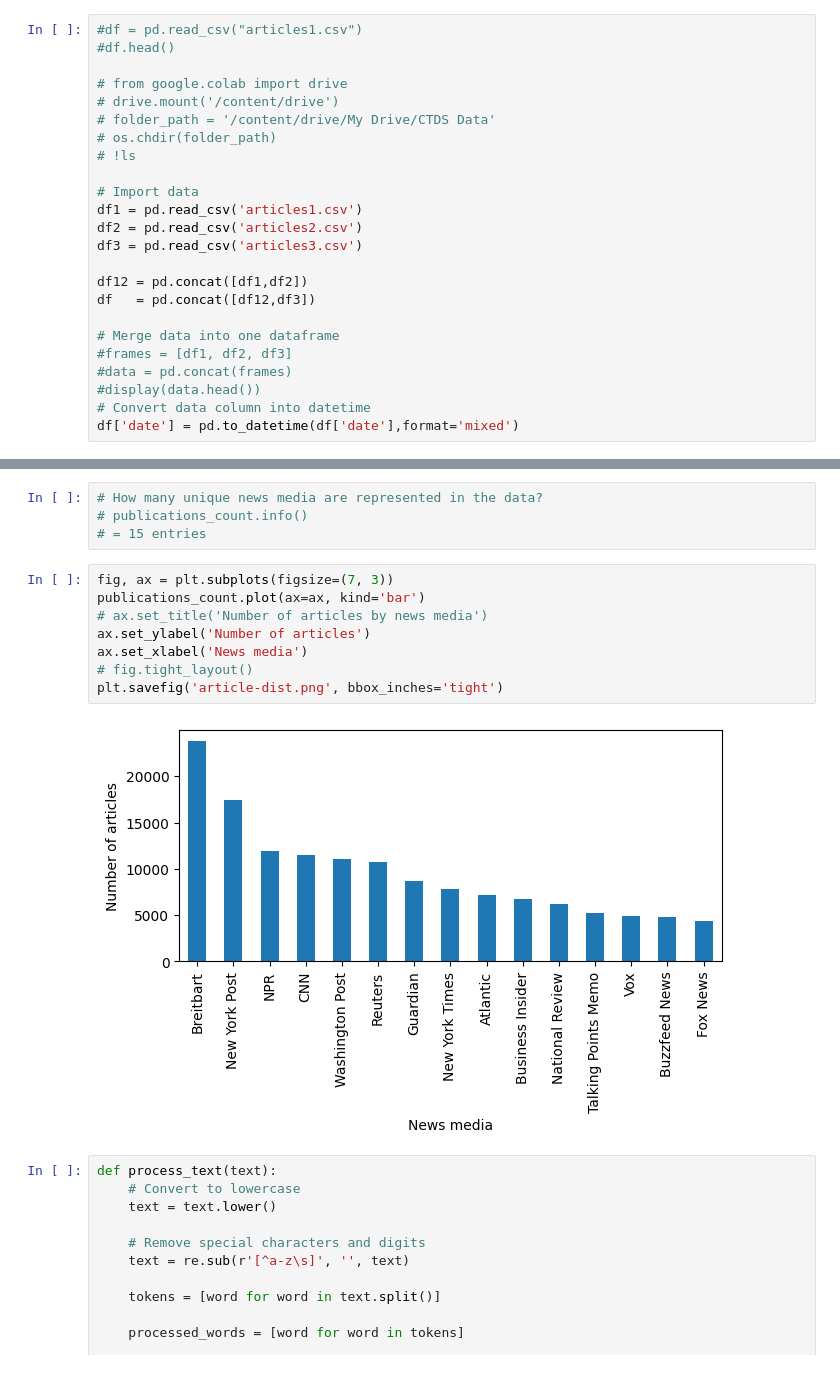
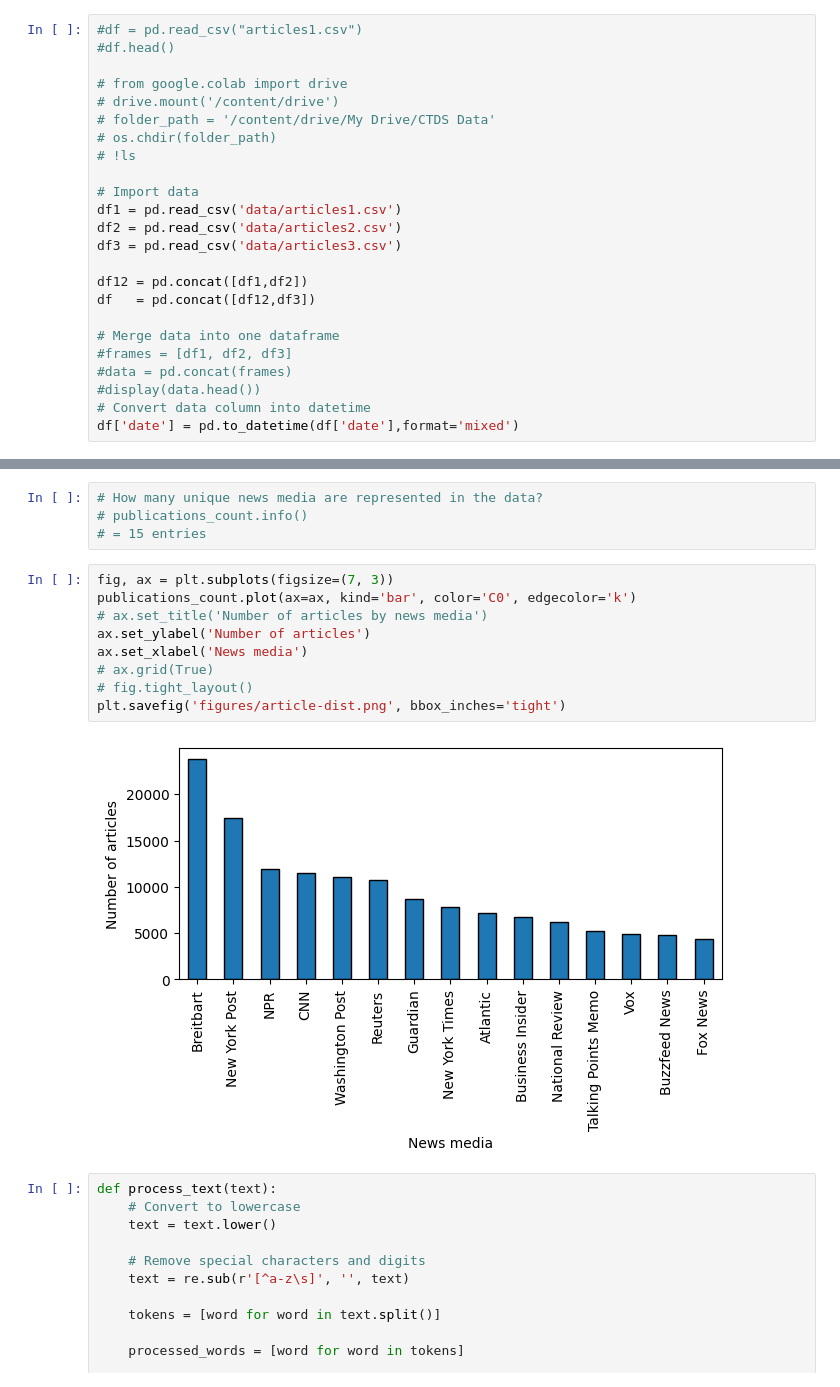
Before and after one commit to davidschep/NewsComparison, a Jupyter notebook: preliminary-data-analysis-v1.ipynb, the cells around one changed output, grey strips where cells are left out. Drawn from its saved outputs; the diff is of its cells as text.

Commit message:
Updated notebook with publications distribution plot

```diff
--- a/preliminary-data-analysis-v1.ipynb
+++ b/preliminary-data-analysis-v1.ipynb
@@ -27,9 +27,9 @@ warnings.filterwarnings("ignore")
 # !ls
 
 # Import data
-df1 = pd.read_csv('articles1.csv')
-df2 = pd.read_csv('articles2.csv')
-df3 = pd.read_csv('articles3.csv')
+df1 = pd.read_csv('data/articles1.csv')
+df2 = pd.read_csv('data/articles2.csv')
+df3 = pd.read_csv('data/articles3.csv')
 
 df12 = pd.concat([df1,df2])
 df   = pd.concat([df12,df3])
@@ -198,14 +198,15 @@ publications_count = df['publication'].value_counts()
 # = 15 entries
 # %%
 fig, ax = plt.subplots(figsize=(7, 3))
-publications_count.plot(ax=ax, kind='bar')
+publications_count.plot(ax=ax, kind='bar', color='C0', edgecolor='k')
 # ax.set_title('Number of articles by news media')
 ax.set_ylabel('Number of articles')
 ax.set_xlabel('News media')
+# ax.grid(True)
 # fig.tight_layout()
-plt.savefig('article-dist.png', bbox_inches='tight')
+plt.savefig('figures/article-dist.png', bbox_inches='tight')
 # %% [output]
-[figure, old version]
+[figure, new version]
 # %%
 def process_text(text):
     # Convert to lowercase
```
Also changed, not shown: parts of 24 cells of this notebook, 1 other file.
